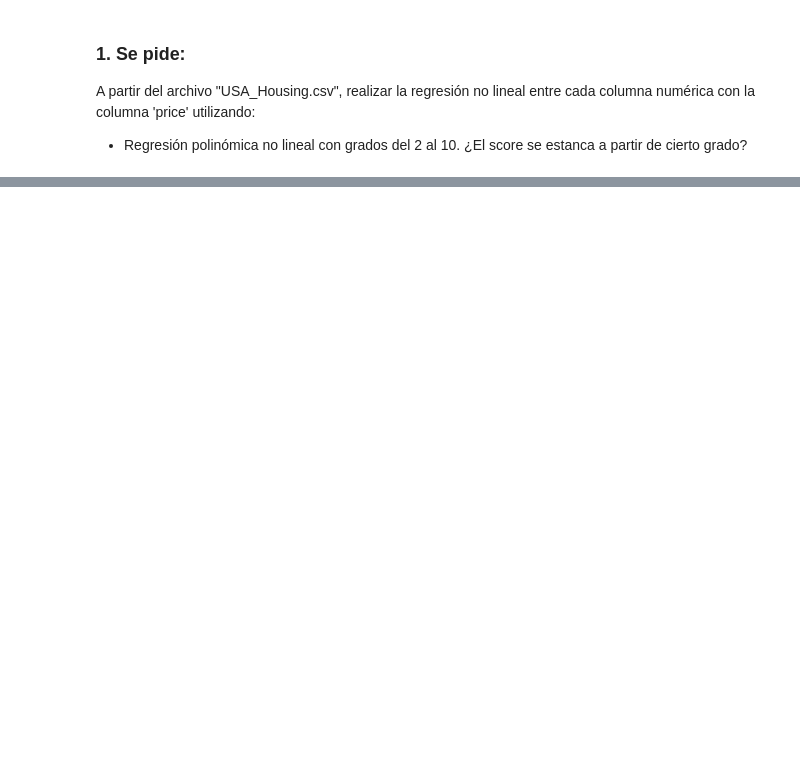
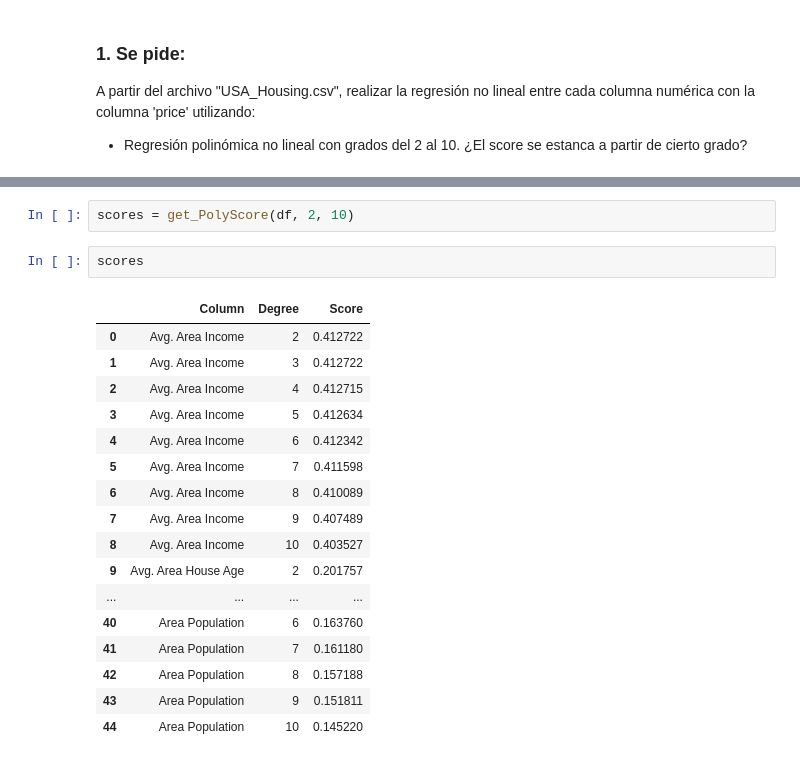
Before and after one commit to Garcipaldis/bridge_datascience_JorgeGarcia, a Jupyter notebook: Excercises/W9D3/Non-linear Regression/1.houses_non_linear.ipynb, the cells around one changed output, grey strips where cells are left out. Saved outputs shown, nothing was run; the diff lists cells and outputs as text; blank space fills up the shorter version.

```diff
--- a/Excercises/W9D3/Non-linear Regression/1.houses_non_linear.ipynb
+++ b/Excercises/W9D3/Non-linear Regression/1.houses_non_linear.ipynb
@@ -25,0 +62,22 @@ df
+# %%
+scores = get_PolyScore(df, 2, 10)
+# %%
+scores
+# %% [output]
+|  | Column | Degree | Score |
+| 0 | Avg. Area Income | 2 | 0.412722 |
+| 1 | Avg. Area Income | 3 | 0.412722 |
+| 2 | Avg. Area Income | 4 | 0.412715 |
+| 3 | Avg. Area Income | 5 | 0.412634 |
+| 4 | Avg. Area Income | 6 | 0.412342 |
+| 5 | Avg. Area Income | 7 | 0.411598 |
+| 6 | Avg. Area Income | 8 | 0.410089 |
+| 7 | Avg. Area Income | 9 | 0.407489 |
+| 8 | Avg. Area Income | 10 | 0.403527 |
+| 9 | Avg. Area House Age | 2 | 0.201757 |
+| ... | ... | ... | ... |
+| 40 | Area Population | 6 | 0.163760 |
+| 41 | Area Population | 7 | 0.161180 |
+| 42 | Area Population | 8 | 0.157188 |
+| 43 | Area Population | 9 | 0.151811 |
+| 44 | Area Population | 10 | 0.145220 |
```
Also changed, not shown: parts of 5 cells of this notebook, 20 other files.
